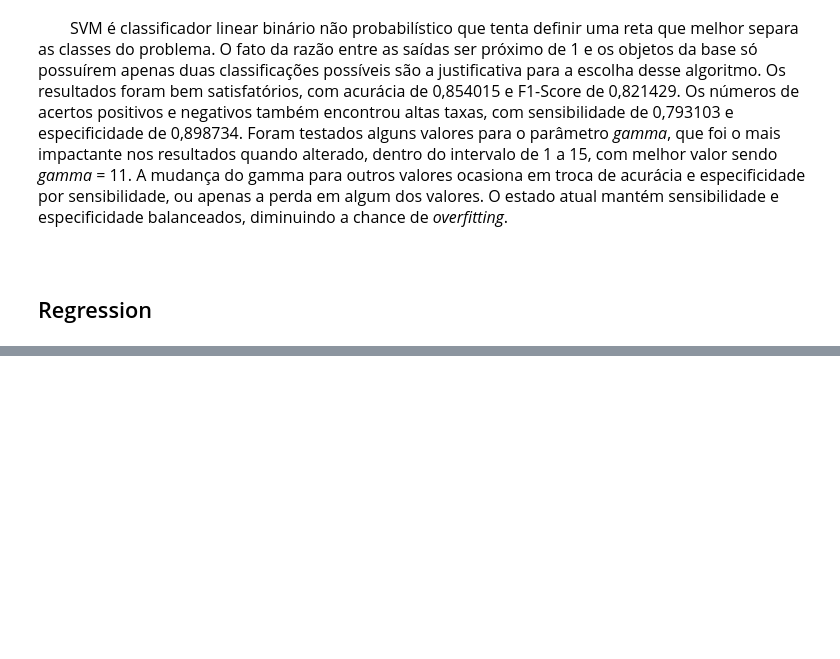
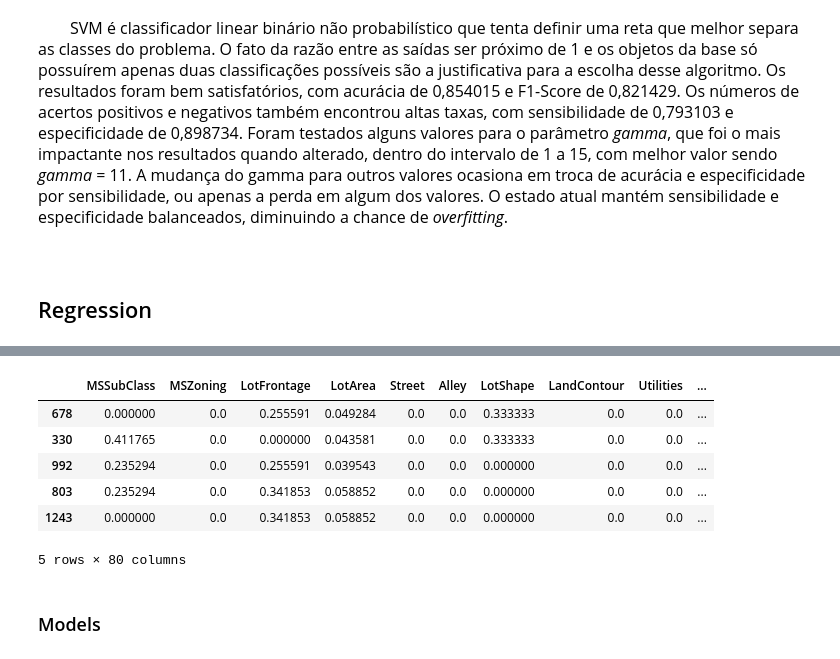
Before and after one commit to MatheusGSantos/AI, a Jupyter notebook: Projeto 1/Prova 2.ipynb, the cells around one changed output, grey strips where cells are left out. Cells and saved outputs as stored; diff of their text form; code cells hidden in the pictures; blank space fills up the shorter version.

```diff
--- a/Projeto 1/Prova 2.ipynb
+++ b/Projeto 1/Prova 2.ipynb
@@ -323,0 +246,30 @@ mat_SVC
+# %%
+# converting non-numerical attributes
+file = open('house_prices/dict.txt','r')
+replaces = file.read()
+replaces = replaces.split(";")
+for each_element in replaces:
+    attribute = each_element[2:each_element.find("'",2)]
+    dictionary = each_element[each_element.find("{",2) +1: each_element.find("}")].split(', ')
+    dict_rep = {}
+    for each_n_element in dictionary:
+        value = each_n_element[each_n_element.find(": ")+2:]
+        dict_rep[each_n_element[1:each_n_element.find("'",2)]] = int(value)
+    hp_dataframe[attribute].replace(dict_rep, inplace=True)
+file.close()
+hp_dataframe[hp_dataframe.select_dtypes("object").columns] = hp_dataframe[hp_dataframe.select_dtypes("object").columns].astype('int', inplace=True)
+# %%
+# normalizing dataframe
+hp_dataframe = normalize_df(hp_dataframe)
+hp_dataframe.drop(columns=['Id'], inplace=True)
+hp_dataframe.sample(5)
+# %% [output]
+|  | MSSubClass | MSZoning | LotFrontage | LotArea | Street | Alley | LotShape | LandContour | Utilities | ... |
+| 678 | 0.000000 | 0.0 | 0.255591 | 0.049284 | 0.0 | 0.0 | 0.333333 | 0.0 | 0.0 | ... |
+| 330 | 0.411765 | 0.0 | 0.000000 | 0.043581 | 0.0 | 0.0 | 0.333333 | 0.0 | 0.0 | ... |
+| 992 | 0.235294 | 0.0 | 0.255591 | 0.039543 | 0.0 | 0.0 | 0.000000 | 0.0 | 0.0 | ... |
+| 803 | 0.235294 | 0.0 | 0.341853 | 0.058852 | 0.0 | 0.0 | 0.000000 | 0.0 | 0.0 | ... |
+| 1243 | 0.000000 | 0.0 | 0.341853 | 0.058852 | 0.0 | 0.0 | 0.000000 | 0.0 | 0.0 | ... |
+5 rows × 80 columns
+# %% [markdown]
+### Models
```
Also changed, not shown: parts of 23 cells of this notebook, 1 other file.
